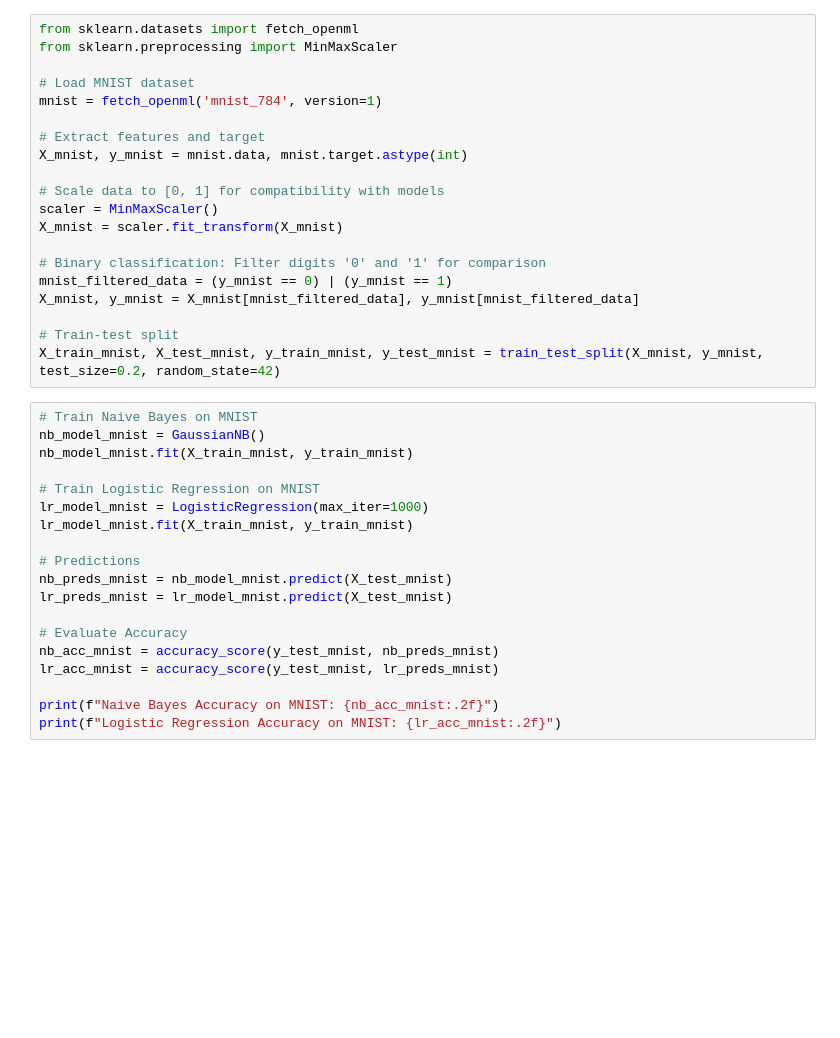
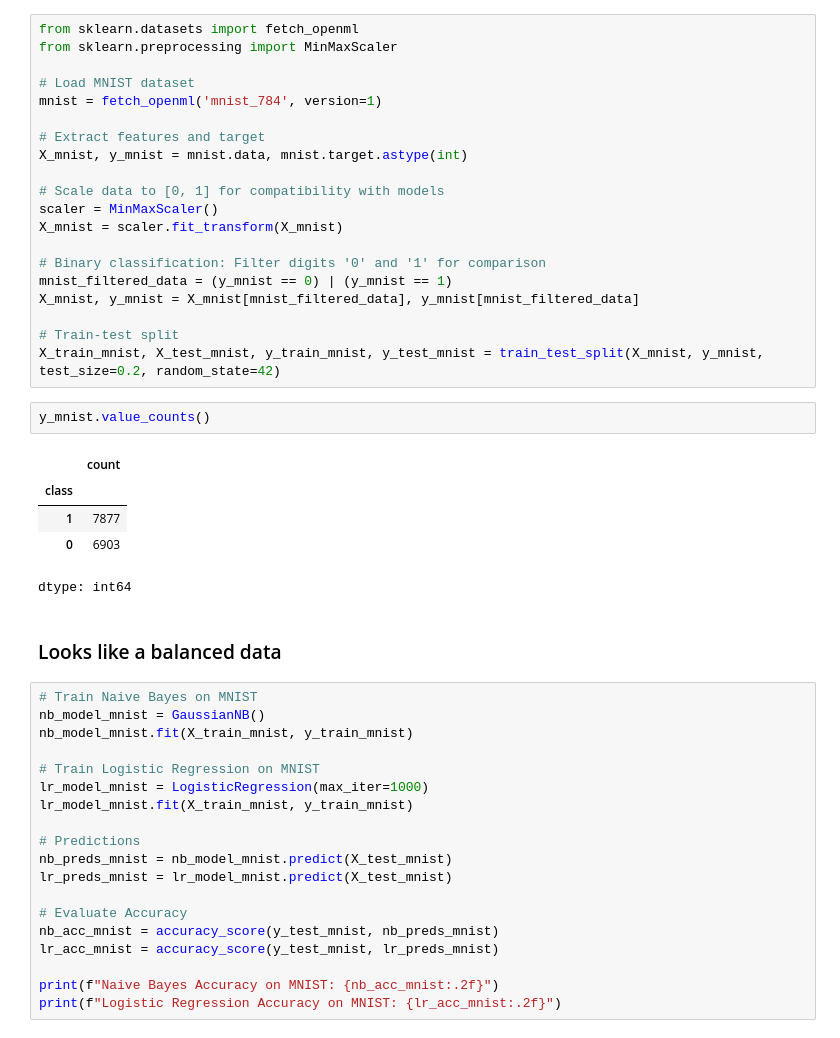
Before and after one commit to AmitPrajapati1978/Generative_AI, a Jupyter notebook: Assignment_2/Amit_Prajapati_GEN_AI_Assignement_2.ipynb, the cells around one changed output. Saved outputs shown, nothing was run; the diff lists cells and outputs as text; blank space fills up the shorter version.

```diff
--- a/Assignment_2/Amit_Prajapati_GEN_AI_Assignement_2.ipynb
+++ b/Assignment_2/Amit_Prajapati_GEN_AI_Assignement_2.ipynb
@@ -258,6 +308,16 @@ X_mnist, y_mnist = X_mnist[mnist_filtered_data], y_mnist[mnist_filtered_data]
 
 # Train-test split
 X_train_mnist, X_test_mnist, y_train_mnist, y_test_mnist = train_test_split(X_mnist, y_mnist, test_size=0.2, random_state=42)
+# %%
+y_mnist.value_counts()
+# %% [output]
+|  | count |
+| class |  |
+| 1 | 7877 |
+| 0 | 6903 |
+dtype: int64
+# %% [markdown]
+<h3> Looks like a balanced data
 # %%
 # Train Naive Bayes on MNIST
 nb_model_mnist = GaussianNB()
```
Also changed, not shown: parts of 7 cells of this notebook.
